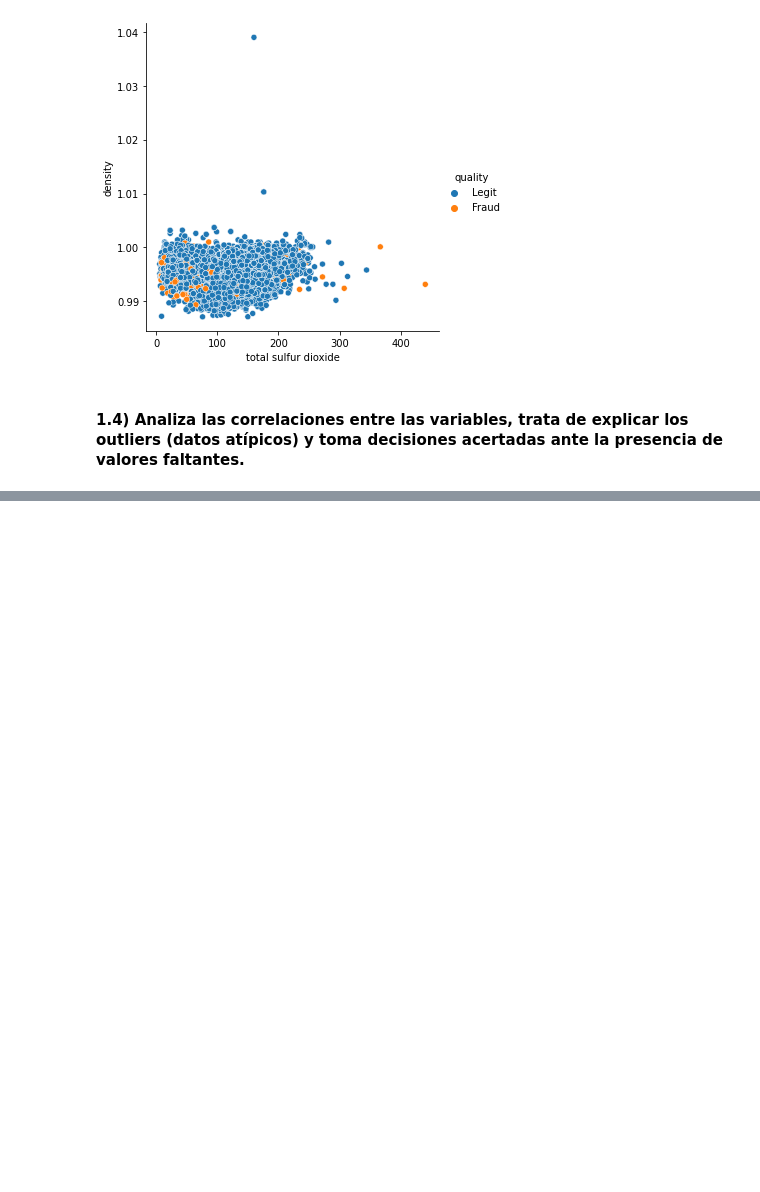
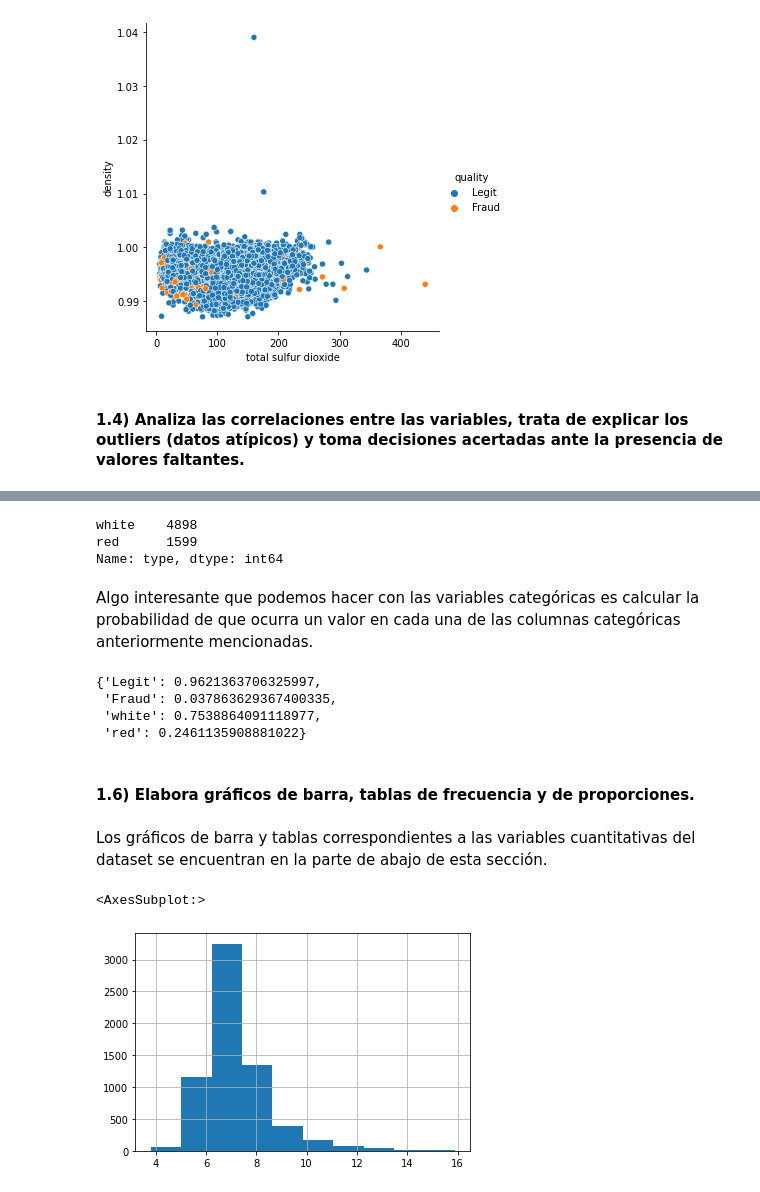
Before and after one commit to SantiagoTaracena01/data-mining-lab-03, a Jupyter notebook: src/main.ipynb, the cells around one changed output, grey strips where cells are left out. Drawn from its saved outputs; the diff is of its cells as text; code cells hidden in the pictures; blank space fills up the shorter version.

```diff
--- a/src/main.ipynb
+++ b/src/main.ipynb
@@ -139,0 +189,34 @@ sns.pairplot(data=data, hue="quality")
+# %%
+# Recuento de los valores de la columna "type".
+categorical_columns["type"].value_counts()
+# %% [output]
+white    4898
+red      1599
+Name: type, dtype: int64
+# %% [markdown]
+Algo interesante que podemos hacer con las variables categóricas es calcular la probabilidad de que ocurra un valor en cada una de las columnas categóricas anteriormente mencionadas.
+# %%
+# Probabilidades de cada ocurrencia en las variables categóricas.
+quality_column = categorical_columns["quality"].value_counts()
+type_column = categorical_columns["type"].value_counts()
+probabilities = {
+    "Legit": quality_column.loc["Legit"] / data.shape[0],
+    "Fraud": quality_column.loc["Fraud"] / data.shape[0],
+    "white": type_column.loc["white"] / data.shape[0],
+    "red": type_column.loc["red"] / data.shape[0]
+}
+probabilities
+# %% [output]
+{'Legit': 0.9621363706325997,
+ 'Fraud': 0.037863629367400335,
+ 'white': 0.7538864091118977,
+ 'red': 0.2461135908881022}
+# %% [markdown]
+#### 1.6) Elabora gráficos de barra, tablas de frecuencia y de proporciones.
+# %% [markdown]
+Los gráficos de barra y tablas correspondientes a las variables cuantitativas del dataset se encuentran en la parte de abajo de esta sección.
+# %%
+data["fixed acidity"].hist()
+# %% [output]
+<AxesSubplot:>
+[figure, added]
```
Also changed, not shown: parts of 47 cells of this notebook.
